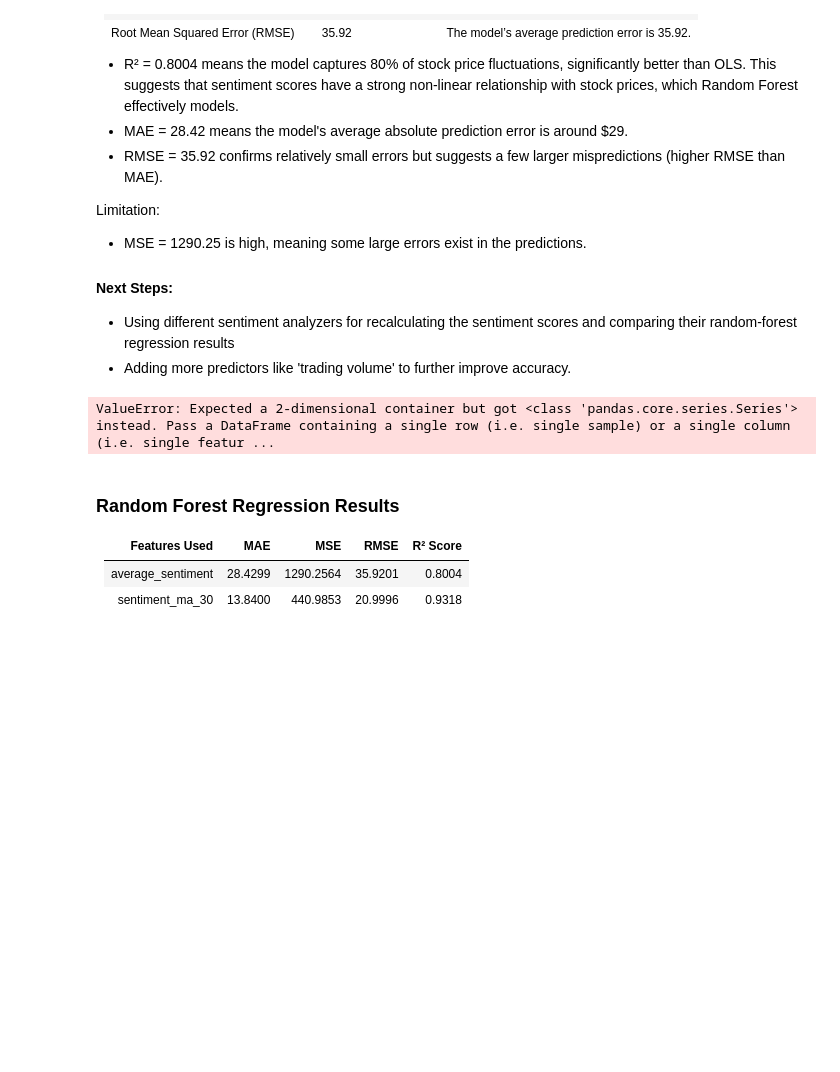
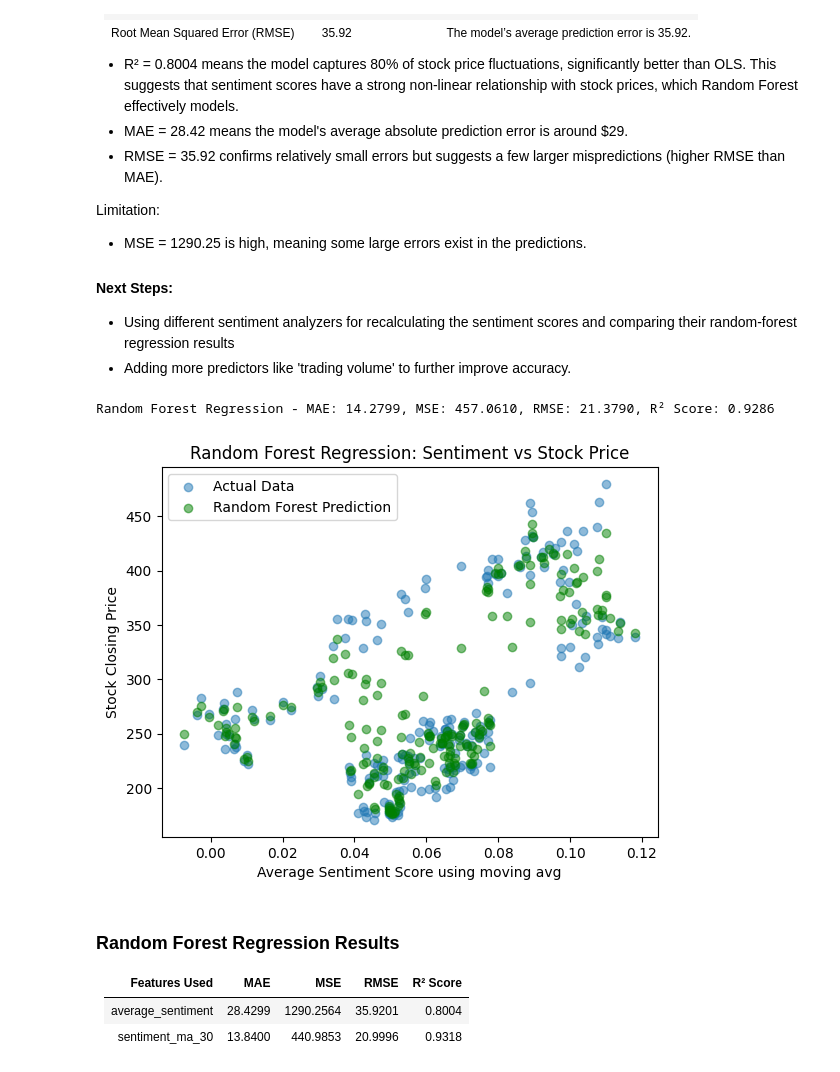
Before and after one commit to sg2083/independent_study, a Jupyter notebook: Sentiment_analysis_08_04_wip.ipynb, the cells around one changed output. Cells and saved outputs as stored; diff of their text form; code cells hidden in the pictures; blank space fills up the shorter version.

```diff
--- a/Sentiment_analysis_08_04_wip.ipynb
+++ b/Sentiment_analysis_08_04_wip.ipynb
@@ -1150,34 +1149,35 @@ Limitation:
 - Using different sentiment analyzers for recalculating the sentiment scores and comparing their random-forest regression results
 - Adding more predictors like 'trading volume' to further improve accuracy.
 # %%
-X = merged_df['sentiment_ma_30']
+X = merged_df[['sentiment_ma_30']]
 Y = merged_df['Close']
 
 # Define and train the model
 rf_reg = RandomForestRegressor(n_estimators=100, random_state=42)
 rf_reg.fit(X, Y)
 
 # Predictions
 Y_pred_rf = rf_reg.predict(X)
 
 # Evaluate model
 mae_rf = mean_absolute_error(Y, Y_pred_rf)
 mse_rf = mean_squared_error(Y, Y_pred_rf)
 rmse_rf = np.sqrt(mse_rf)
 r2_rf = r2_score(Y, Y_pred_rf)
 
 print(f"Random Forest Regression - MAE: {mae_rf:.4f}, MSE: {mse_rf:.4f}, RMSE: {rmse_rf:.4f}, R² Score: {r2_rf:.4f}")
 
 # Plot results
 plt.scatter(X['sentiment_ma_30'], Y, alpha=0.5, label="Actual Data")
 plt.scatter(X['sentiment_ma_30'], Y_pred_rf, color='green', alpha=0.5, label="Random Forest Prediction")
 plt.xlabel("Average Sentiment Score using moving avg")
 plt.ylabel("Stock Closing Price")
 plt.title("Random Forest Regression: Sentiment vs Stock Price")
 plt.legend()
 plt.show()
 # %% [output]
-ValueError: Expected a 2-dimensional container but got <class 'pandas.core.series.Series'> instead. Pass a DataFrame containing a single row (i.e. single sample) or a single column (i.e. single featur ...
+Random Forest Regression - MAE: 14.2799, MSE: 457.0610, RMSE: 21.3790, R² Score: 0.9286
+[figure, added]
 # %% [markdown]
 ### Random Forest Regression Results
 
```
Also changed, not shown: parts of 23 cells of this notebook.
